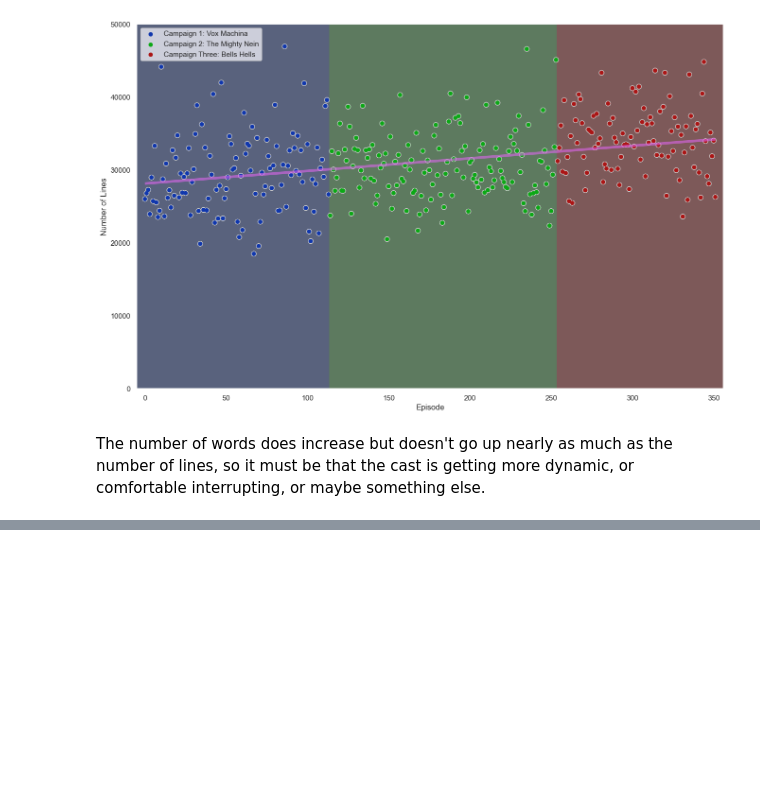
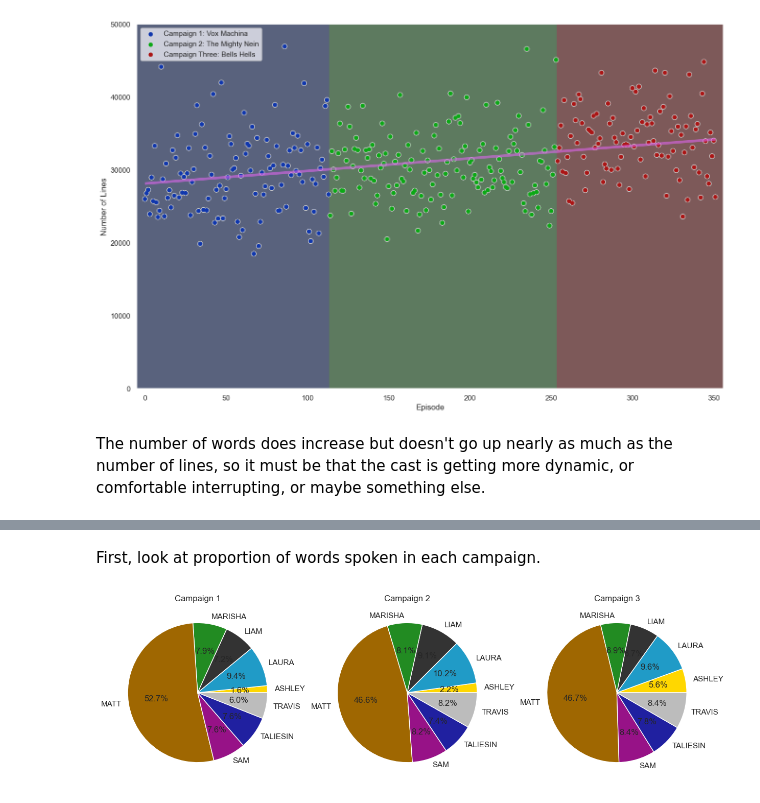
Before and after one commit to wmchad/CritRoleAI, a Jupyter notebook: notebooks/exploration/02_compare_campaigns.ipynb, the cells around one changed output, grey strips where cells are left out. Cells and saved outputs as stored; diff of their text form; code cells hidden in the pictures; blank space fills up the shorter version.

Commit message:
campaign proportion of words

```diff
--- a/notebooks/exploration/02_compare_campaigns.ipynb
+++ b/notebooks/exploration/02_compare_campaigns.ipynb
@@ -264,0 +271,3 @@ The number of words does increase but doesn't go up nearly as much as the number
+# %%
+main_cast_transcripts = transcripts[transcripts['speaker'].isin(cast.keys())].reset_index()
+main_cast_transcripts
@@ -264,0 +288,8 @@ The number of words does increase but doesn't go up nearly as much as the number
+# %%
+campaign_lines_summary = main_cast_transcripts.groupby(
+    ['campaign_no', 'speaker'],
+    observed = True,
+    as_index = False
+) \
+    .agg({'line': 'count', 'linelength': 'mean', 'nwords': 'sum'})
+campaign_lines_summary
@@ -264,0 +333,18 @@ The number of words does increase but doesn't go up nearly as much as the number
+# %% [markdown]
+First, look at proportion of words spoken in each campaign.
+# %%
+fig, axes = plt.subplots(1, 3, figsize = (15, 30))
+
+for i in [1, 2, 3]:
+    c_summary = campaign_lines_summary[campaign_lines_summary['campaign_no'] == i]
+    axes[i - 1].pie(
+        c_summary['nwords'],
+        labels  = c_summary['speaker'],
+        autopct = '%1.1f%%',
+        colors  = [cast[x]['color'] for x in c_summary['speaker']]
+    )
+    axes[i - 1].set_title(f'Campaign {i}')
+
+plt.show()
+# %% [output]
+[figure, added]
```
Also changed, not shown: parts of 6 cells of this notebook.
